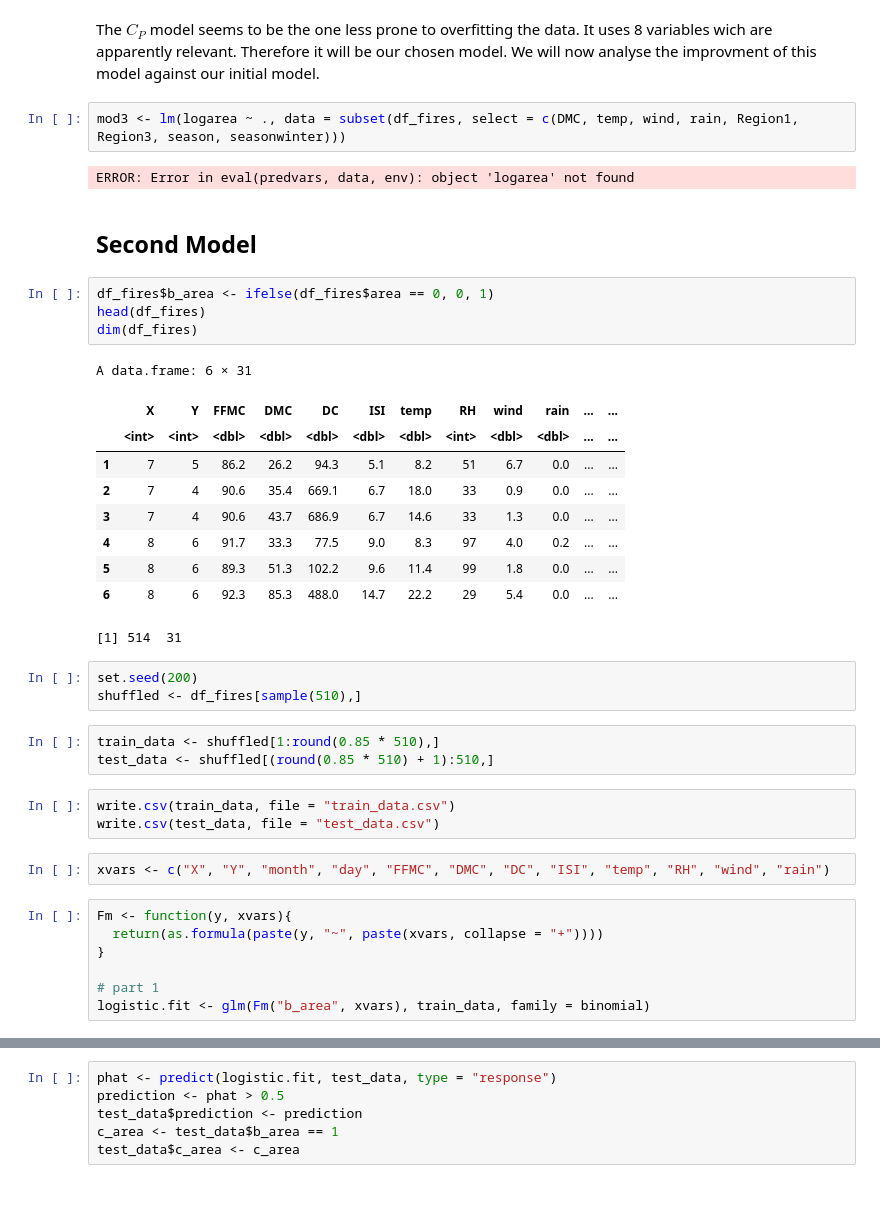
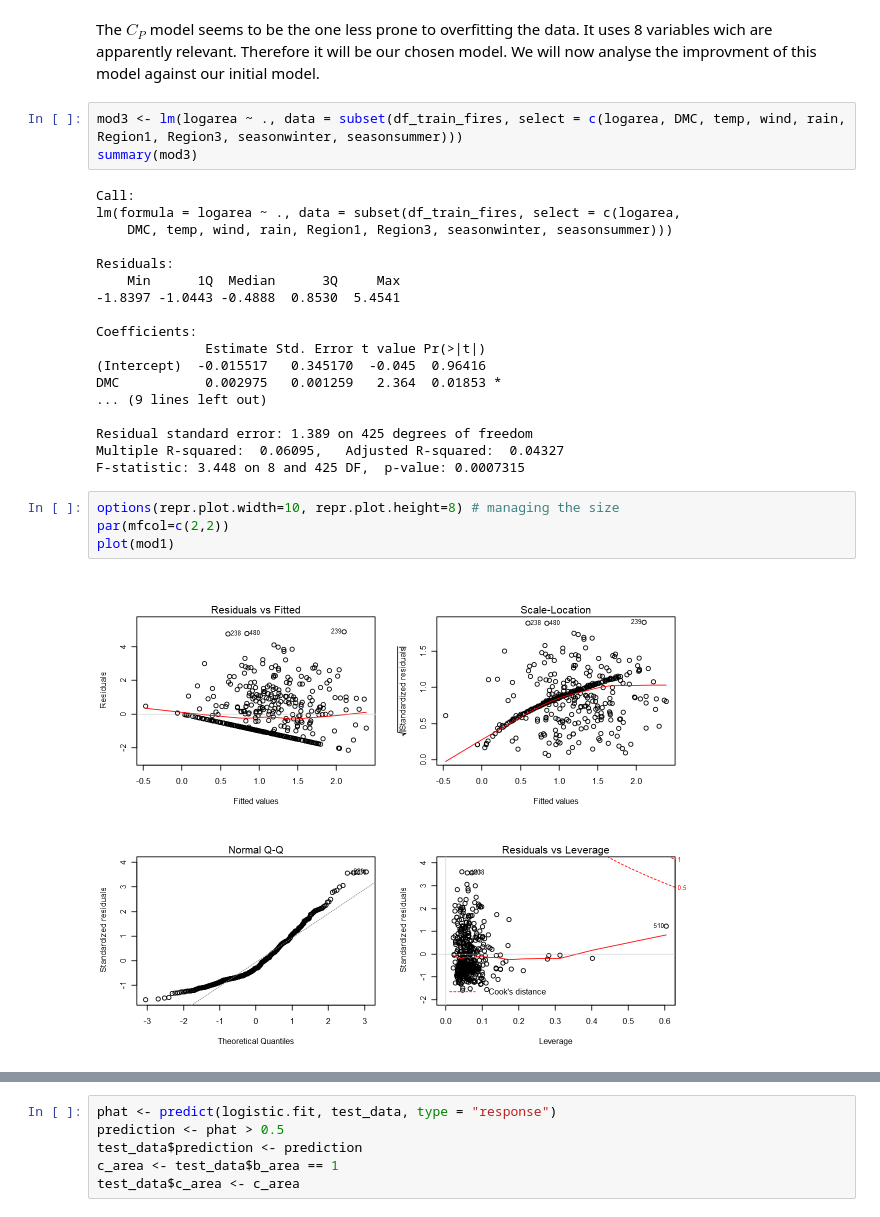
Before and after one commit to Agewerc/Bushfire-Analysis, a Jupyter notebook: Bushfire_Analysis_Area_Prediction.ipynb, the cells around one changed output, grey strips where cells are left out. Cells and saved outputs as stored; diff of their text form.

Commit message:
improved second regression + logit

```diff
--- a/Bushfire_Analysis_Area_Prediction.ipynb
+++ b/Bushfire_Analysis_Area_Prediction.ipynb
@@ -446,41 +454,29 @@ coef(regfit.full, which.max(reg.summary$adjr2))
 # %% [markdown]
 The $C_P$ model seems to be the one less prone to overfitting the data. It uses 8 variables wich are apparently relevant. Therefore it will be our chosen model. We will now analyse the improvment of this model against our initial model.
 # %%
-mod3 <- lm(logarea ~ ., data = subset(df_fires, select = c(DMC, temp, wind, rain, Region1, Region3, season, seasonwinter)))
+mod3 <- lm(logarea ~ ., data = subset(df_train_fires, select = c(logarea, DMC, temp, wind, rain, Region1, Region3, seasonwinter, seasonsummer)))
+summary(mod3)
 # %% [output]
-ERROR: Error in eval(predvars, data, env): object 'logarea' not found
+Call:
+lm(formula = logarea ~ ., data = subset(df_train_fires, select = c(logarea,
+    DMC, temp, wind, rain, Region1, Region3, seasonwinter, seasonsummer)))
+
+Residuals:
+    Min      1Q  Median      3Q     Max
+-1.8397 -1.0443 -0.4888  0.8530  5.4541
+
+Coefficients:
+              Estimate Std. Error t value Pr(>|t|)
+(Intercept)  -0.015517   0.345170  -0.045  0.96416
+DMC           0.002975   0.001259   2.364  0.01853 *
+... (9 lines left out)
+
+Residual standard error: 1.389 on 425 degrees of freedom
+Multiple R-squared:  0.06095,   Adjusted R-squared:  0.04327
+F-statistic: 3.448 on 8 and 425 DF,  p-value: 0.0007315
-# %% [markdown]
-## Second Model
-# %%
-df_fires$b_area <- ifelse(df_fires$area == 0, 0, 1)
-head(df_fires)
-dim(df_fires)
-# %% [output]
-A data.frame: 6 × 31
-|  | X | Y | FFMC | DMC | DC | ISI | temp | RH | wind | rain | ... | ... |
-|  | <int> | <int> | <dbl> | <dbl> | <dbl> | <dbl> | <dbl> | <int> | <dbl> | <dbl> | ... | ... |
-| 1 | 7 | 5 | 86.2 | 26.2 | 94.3 | 5.1 | 8.2 | 51 | 6.7 | 0.0 | ... | ... |
-| 2 | 7 | 4 | 90.6 | 35.4 | 669.1 | 6.7 | 18.0 | 33 | 0.9 | 0.0 | ... | ... |
-| 3 | 7 | 4 | 90.6 | 43.7 | 686.9 | 6.7 | 14.6 | 33 | 1.3 | 0.0 | ... | ... |
-| 4 | 8 | 6 | 91.7 | 33.3 | 77.5 | 9.0 | 8.3 | 97 | 4.0 | 0.2 | ... | ... |
-| 5 | 8 | 6 | 89.3 | 51.3 | 102.2 | 9.6 | 11.4 | 99 | 1.8 | 0.0 | ... | ... |
-| 6 | 8 | 6 | 92.3 | 85.3 | 488.0 | 14.7 | 22.2 | 29 | 5.4 | 0.0 | ... | ... |
-[1] 514  31
-# %%
-set.seed(200)
-shuffled <- df_fires[sample(510),]
-# %%
-train_data <- shuffled[1:round(0.85 * 510),]
-test_data <- shuffled[(round(0.85 * 510) + 1):510,]
-# %%
-write.csv(train_data, file = "train_data.csv")
-write.csv(test_data, file = "test_data.csv")
-# %%
-xvars <- c("X", "Y", "month", "day", "FFMC", "DMC", "DC", "ISI", "temp", "RH", "wind", "rain")
-# %%
-Fm <- function(y, xvars){
-  return(as.formula(paste(y, "~", paste(xvars, collapse = "+"))))
-}
-
-# part 1
-logistic.fit <- glm(Fm("b_area", xvars), train_data, family = binomial)
+# %%
+options(repr.plot.width=10, repr.plot.height=8) # managing the size
+par(mfcol=c(2,2))
+plot(mod1)
+# %% [output]
+[figure, added]
```
Also changed, not shown: parts of 33 cells of this notebook.
